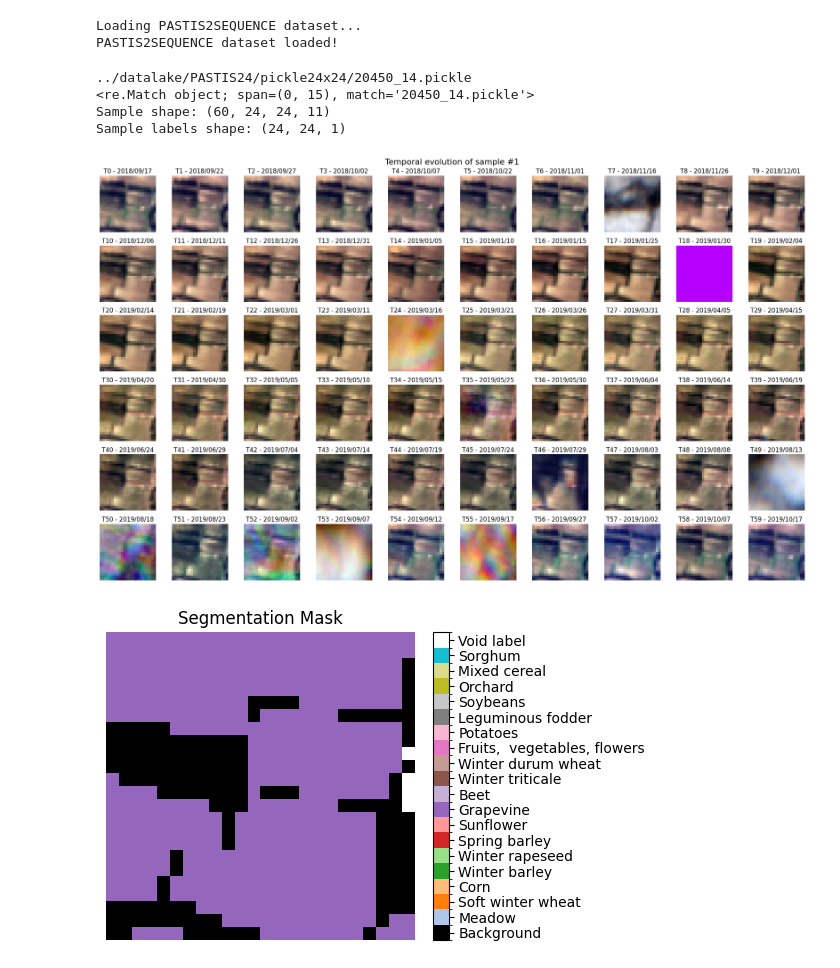
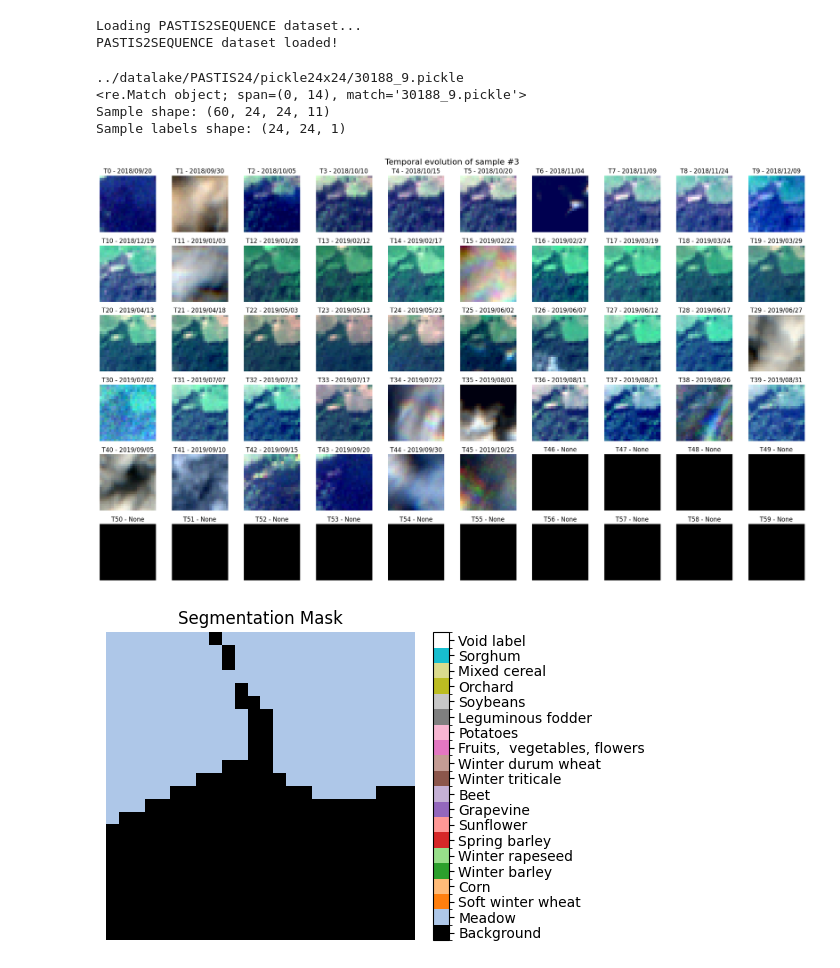
Before and after one commit to juanrtato/crop-image-deepanalysis, a Jupyter notebook: notebooks/captions_dataset.ipynb, the cells around one changed output. Saved outputs shown, nothing was run; the diff lists cells and outputs as text; code cells hidden in the pictures.

```diff
--- a/notebooks/captions_dataset.ipynb
+++ b/notebooks/captions_dataset.ipynb
@@ -75,26 +75,26 @@ PASTIS2SEQUENCE dataset loaded!
 # %%
 sample = next(iter(dataloaders['eval']))
 sample_dict, texts, img_path = sample
-sample_idx = random.randint(0, len(img_path)-1)
+sample_idx = 3#random.randint(0, len(img_path)-1)
 patch_id = 'UNKNOWN'
 inputs = sample_dict['inputs']
 labels = sample_dict['labels']
 path_patch = img_path[sample_idx]
 print(path_patch)
 match = re.match(r"(\d+)_\d+\.pickle", os.path.basename(path_patch))
 print(match)
 if match:
     patch_id = match.group(1)
 sample_labels = labels[sample_idx]
 plot_sample_rgb(inputs, labels, patch_id, sample_idx=sample_idx)
 plot_seg_mask(sample_labels[:, :, 0], colormap, label_names_en)
 # %% [output]
-../datalake/PASTIS24/pickle24x24/20450_14.pickle
-<re.Match object; span=(0, 15), match='20450_14.pickle'>
+../datalake/PASTIS24/pickle24x24/30188_9.pickle
+<re.Match object; span=(0, 14), match='30188_9.pickle'>
 Sample shape: (60, 24, 24, 11)
 Sample labels shape: (24, 24, 1)
-[figure, old version]
+[figure, new version]
-[figure, old version]
+[figure, new version]
 # %%
 for text in texts:
     print(f"Text for patch {patch_id}:")
```
Also changed, not shown: parts of 1 cell of this notebook.
